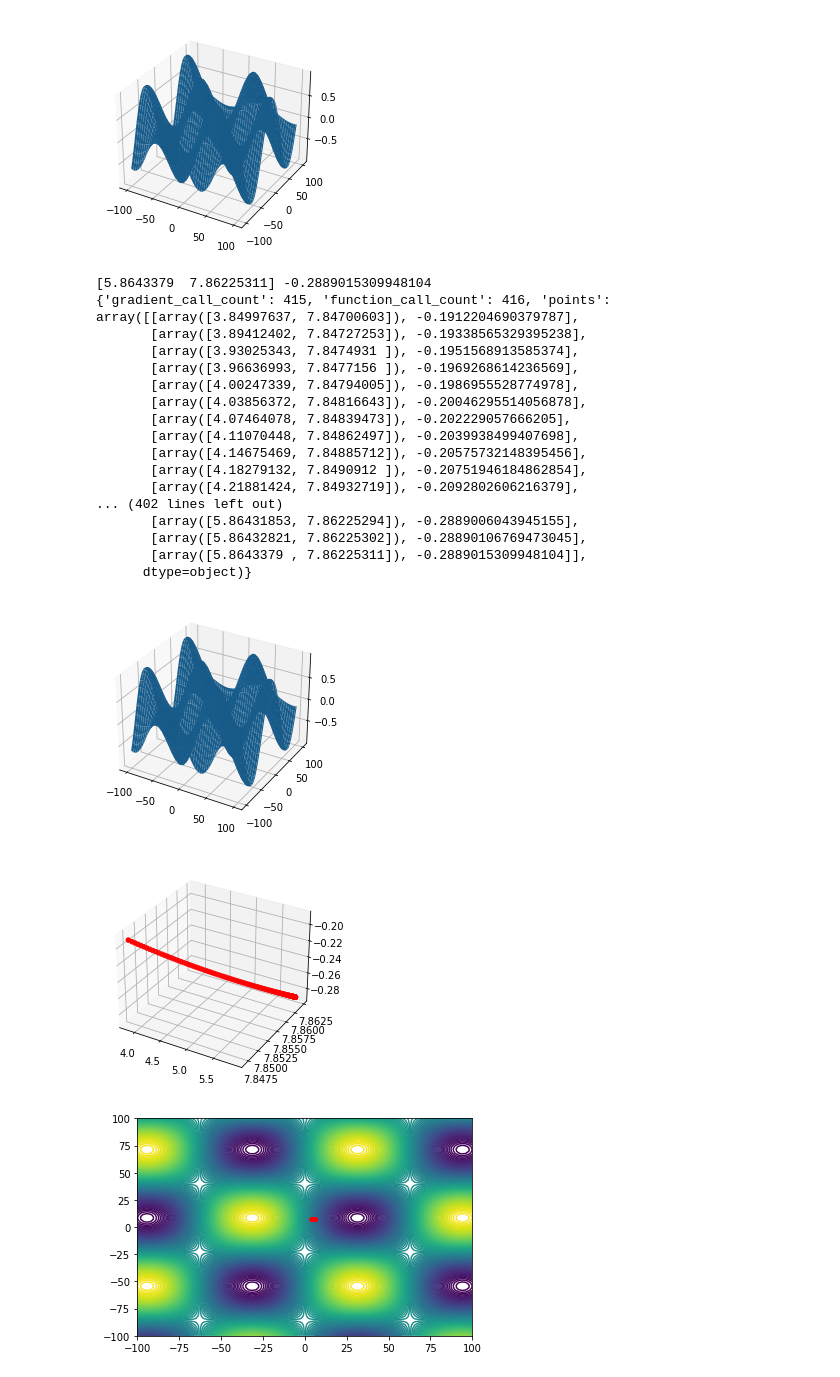
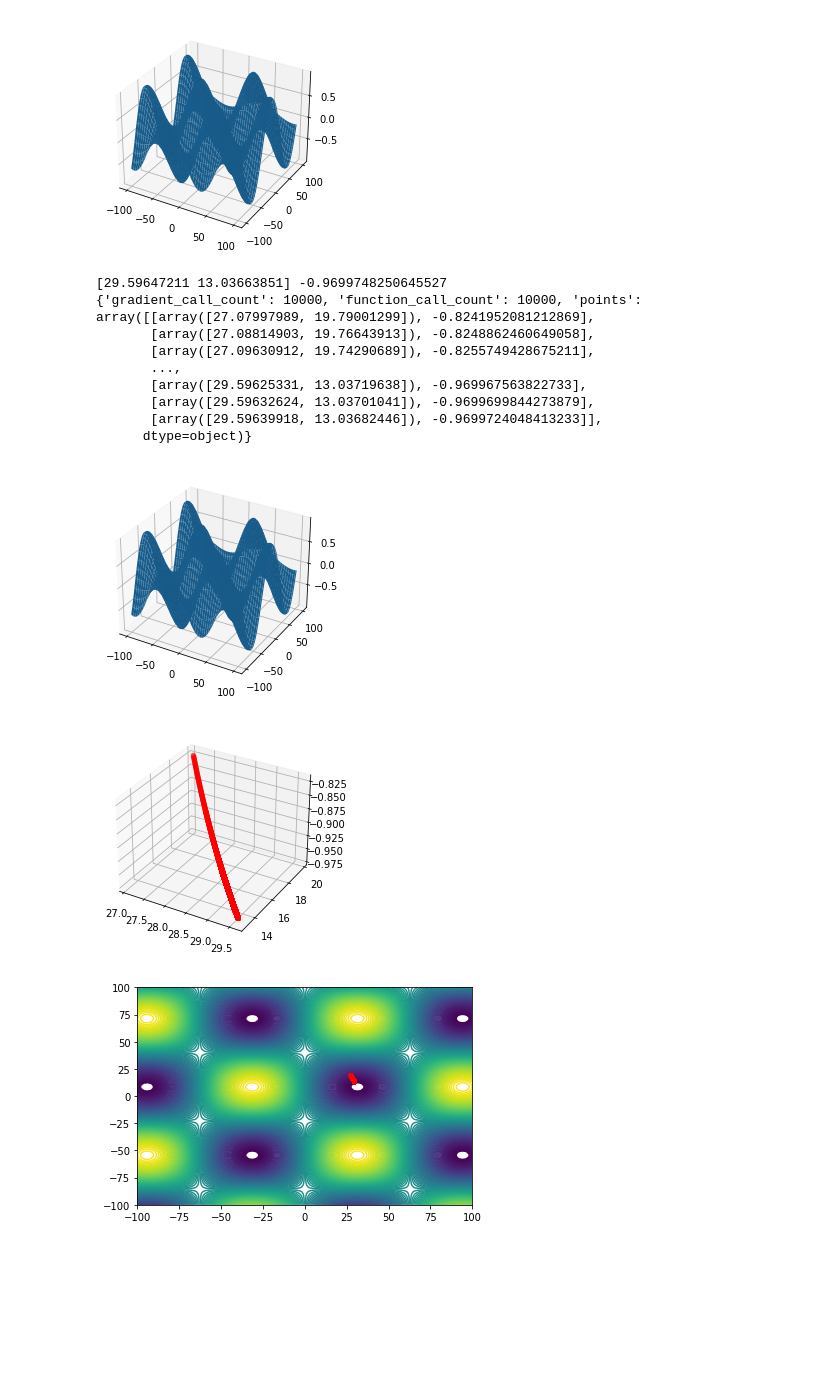
Before and after one commit to EasySocHacks/Optimization-Methods-IFMO, a Jupyter notebook: HW1/1.2.ipynb, the cells around one changed output. Saved outputs shown, nothing was run; the diff lists cells and outputs as text; code cells hidden in the pictures; blank space fills up the shorter version.

```diff
--- a/HW1/1.2.ipynb
+++ b/HW1/1.2.ipynb
@@ -15,9 +15,6 @@ from scheduler import *
 # %%
 def f(coord):
-    if coord >= 0:
-        return coord - np.sin(coord)
-    else:
-        return -coord
+    return (coord ** 4) / 1e7
 # %%
 draw_2D(f)
 # %% [output]
@@ -92,32 +80,24 @@ draw_3D(f)
 # %%
 with warnings.catch_warnings():
     warnings.simplefilter("ignore", category=RuntimeWarning)
-    (xs, y), meta = gradient_descent(f, 2, lr=0.9, scheduler=ExponentialScheduler(10, -0.2))
+    (xs, y), meta = gradient_descent(f, 2, lr=0.9, scheduler=ExponentialScheduler(100, -0.5))
     print(xs, y)
     print(meta)
 
     draw_3D(f, meta["points"])
 # %% [output]
-[5.8643379  7.86225311] -0.2889015309948104
-{'gradient_call_count': 415, 'function_call_count': 416, 'points': array([[array([3.84997637, 7.84700603]), -0.1912204690379787],
-       [array([3.89412402, 7.84727253]), -0.19338565329395238],
-       [array([3.93025343, 7.8474931 ]), -0.1951568913585374],
-       [array([3.96636993, 7.8477156 ]), -0.1969268614236569],
-       [array([4.00247339, 7.84794005]), -0.1986955528774978],
-       [array([4.03856372, 7.84816643]), -0.20046295514056878],
-       [array([4.07464078, 7.84839473]), -0.202229057666205],
-       [array([4.11070448, 7.84862497]), -0.2039938499407698],
-       [array([4.14675469, 7.84885712]), -0.20575732148395456],
-       [array([4.18279132, 7.8490912 ]), -0.20751946184862854],
-       [array([4.21881424, 7.84932719]), -0.2092802606216379],
-... (402 lines left out)
-       [array([5.86431853, 7.86225294]), -0.2889006043945155],
-       [array([5.86432821, 7.86225302]), -0.28890106769473045],
-       [array([5.8643379 , 7.86225311]), -0.2889015309948104]],
+[29.59647211 13.03663851] -0.9699748250645527
+{'gradient_call_count': 10000, 'function_call_count': 10000, 'points': array([[array([27.07997989, 19.79001299]), -0.8241952081212869],
+       [array([27.08814903, 19.76643913]), -0.8248862460649058],
+       [array([27.09630912, 19.74290689]), -0.8255749428675211],
+       ...,
+       [array([29.59625331, 13.03719638]), -0.969967563822733],
+       [array([29.59632624, 13.03701041]), -0.9699699844273879],
+       [array([29.59639918, 13.03682446]), -0.9699724048413233]],
       dtype=object)}
 [figure]
-[figure, old version]
+[figure, new version]
-[figure, old version]
+[figure, new version]
 # %%
 with warnings.catch_warnings():
     warnings.simplefilter("ignore", category=RuntimeWarning)
```
Also changed, not shown: parts of 6 cells of this notebook, 3 other files.
